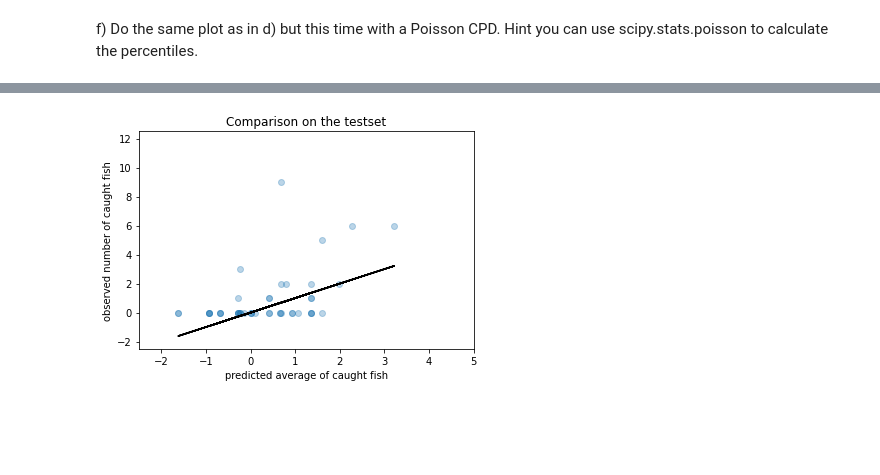
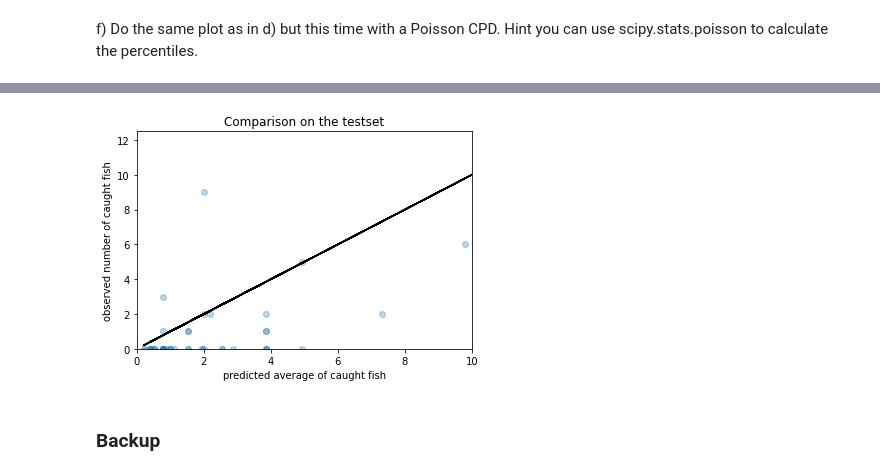
Before and after one commit to LasterSlaster/ML_A2, a Jupyter notebook: Linear_Regression_nolsg.ipynb, the cells around one changed output, grey strips where cells are left out. Cells and saved outputs as stored; diff of their text form; code cells hidden in the pictures; blank space fills up the shorter version.

```diff
--- a/Linear_Regression_nolsg.ipynb
+++ b/Linear_Regression_nolsg.ipynb
@@ -263,7 +239,7 @@ plt.ylim(0,5)
 (0.0, 5.0)
 [figure]
 # %%
-y_pred_poi = np.matmul(Xte, w)
+y_pred_poi = np.exp(np.matmul(Xte, w))
 
 y_pred_poi.shape
 #yte.shape
@@ -272,5 +248,5 @@ MSE_poi = np.mean(np.square((y_pred_poi.flatten() - yte.flatten())))
 
 print("RMSE:", np.sqrt(MSE_poi))
 
-print("RMSE old:", np.sqrt(MSE))
+#print("RMSE old:", np.sqrt(MSE))
 # %% [output]
@@ -311,14 +281,18 @@ plt.ylim(0,5)
 # %%
 plt.scatter(y_pred_poi_arr, yte, alpha=0.3)
 sort_idx=np.argsort(y_pred_poi_arr,axis=0)
-plt.plot(y_pred_poi_arr[sort_idx].flatten(), y_pred_poi_arr[sort_idx].flatten()+1.96*np.sqrt(sigma_hat_2_poi),linestyle='dashed',c="black")
-plt.plot(y_pred_poi_arr[sort_idx].flatten(), y_pred_poi_arr[sort_idx].flatten()-1.96*np.sqrt(sigma_hat_2_poi),linestyle='dashed',c="black")
+#plt.plot(y_pred_poi_arr[sort_idx].flatten(), perc_y_pred_poi[0],linestyle='dashed',c="black")
+#plt.plot(y_pred_poi_arr[sort_idx].flatten(), perc_y_pred_poi[2],linestyle='dashed',c="black")
+#plt.plot(y_pred_poi_arr[sort_idx].flatten(), y_pred_poi_arr[sort_idx].flatten()+1.96*np.sqrt(sigma_hat_2_poi),linestyle='dashed',c="black")
+#plt.plot(y_pred_poi_arr[sort_idx].flatten(), y_pred_poi_arr[sort_idx].flatten()-1.96*np.sqrt(sigma_hat_2_poi),linestyle='dashed',c="black")
 plt.plot(y_pred_poi_arr, y_pred_poi_arr, c="black")
 plt.title('Comparison on the testset')
 plt.xlabel('predicted average of caught fish')
 plt.ylabel('observed number of caught fish')
-plt.xlim(-2.5,5)
-plt.ylim(-2.5,12.5)
+plt.xlim(0,10)
+plt.ylim(0, 12.5)
 plt.show()
 # %% [output]
-[figure, old version]
+[figure, new version]
+# %% [markdown]
+### Backup
```
Also changed, not shown: parts of 7 cells of this notebook.
